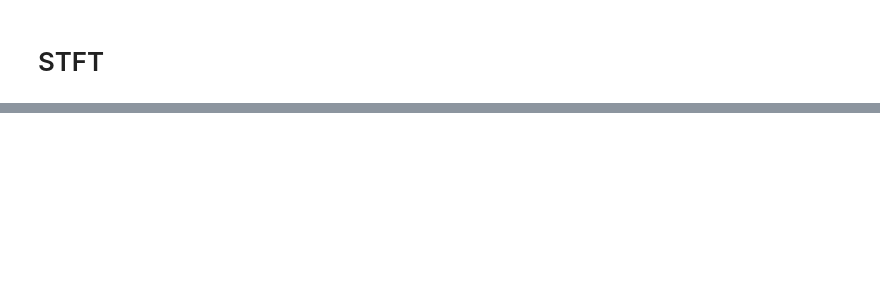
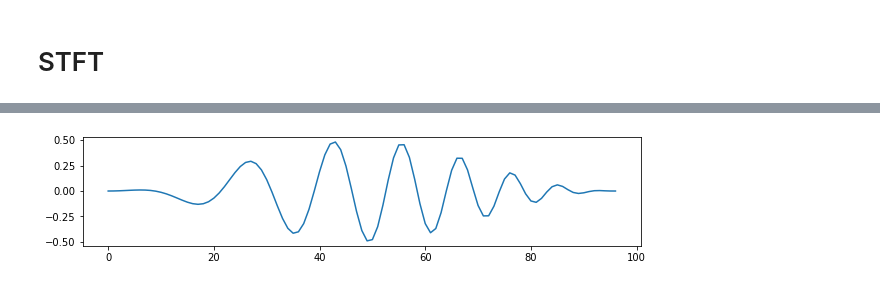
Before and after one commit to jhartquist/rtma, a Jupyter notebook: nbs/03_stft.ipynb, the cells around one changed output, grey strips where cells are left out. Drawn from its saved outputs; the diff is of its cells as text; code cells hidden in the pictures; blank space fills up the shorter version.

```diff
--- a/nbs/03_stft.ipynb
+++ b/nbs/03_stft.ipynb
@@ -269,0 +37,5 @@ def gen_frames(x, m, h):
+# %%
+wx = x[:m] * w
+plot(wx)
+# %% [output]
+[figure, added]
```
Also changed, not shown: parts of 57 cells of this notebook, 18 other files.
